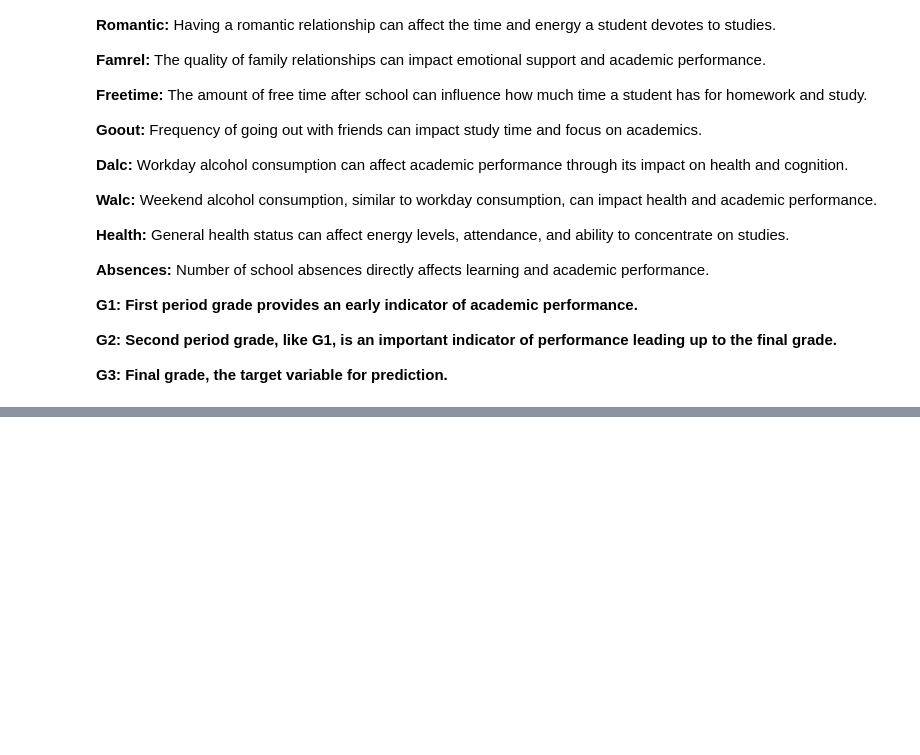
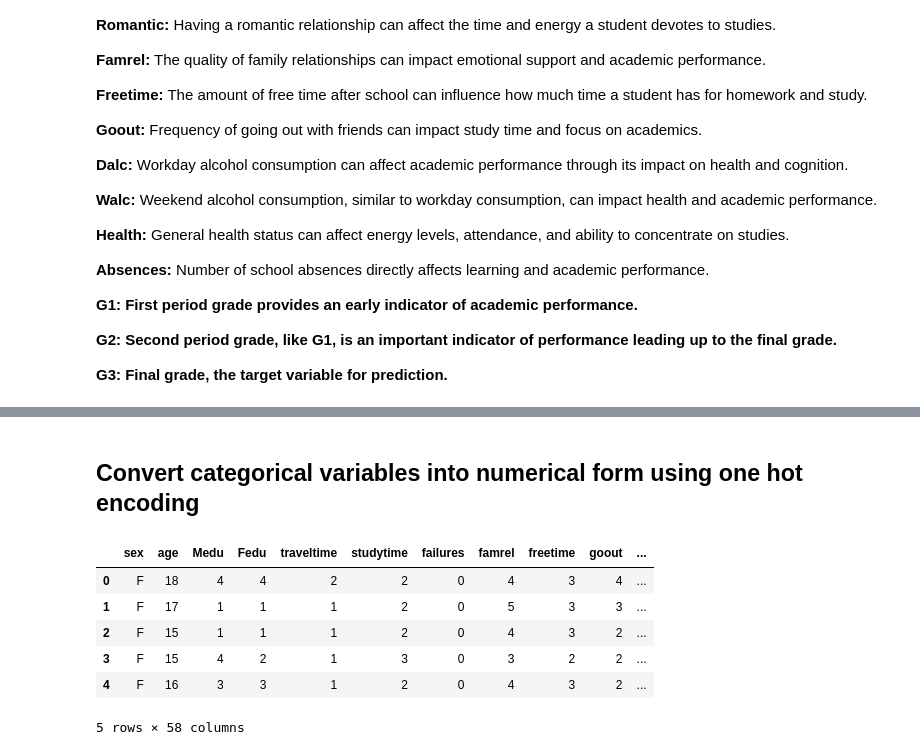
Before and after one commit to adityashibu/student_performance, a Jupyter notebook: Regression Model.ipynb, the cells around one changed output, grey strips where cells are left out. Cells and saved outputs as stored; diff of their text form; code cells hidden in the pictures; blank space fills up the shorter version.

```diff
--- a/Regression Model.ipynb
+++ b/Regression Model.ipynb
@@ -128,0 +135,13 @@ KeyError: "['G1', 'G2', 'G3'] not in index"
+# %% [markdown]
+## Convert categorical variables into numerical form using one hot encoding
+# %%
+df_encoded = pd.get_dummies(df, columns=['school', 'address', 'famsize', 'Pstatus', 'Mjob', 'Fjob', 'reason', 'guardian', 'schoolsup', 'famsup', 'paid', 'activities', 'nursery', 'higher', 'internet', 'romantic'])
+df_encoded.head()
+# %% [output]
+|  | sex | age | Medu | Fedu | traveltime | studytime | failures | famrel | freetime | goout | ... |
+| 0 | F | 18 | 4 | 4 | 2 | 2 | 0 | 4 | 3 | 4 | ... |
+| 1 | F | 17 | 1 | 1 | 1 | 2 | 0 | 5 | 3 | 3 | ... |
+| 2 | F | 15 | 1 | 1 | 1 | 2 | 0 | 4 | 3 | 2 | ... |
+| 3 | F | 15 | 4 | 2 | 1 | 3 | 0 | 3 | 2 | 2 | ... |
+| 4 | F | 16 | 3 | 3 | 1 | 2 | 0 | 4 | 3 | 2 | ... |
+5 rows × 58 columns
```
Also changed, not shown: parts of 21 cells of this notebook.
